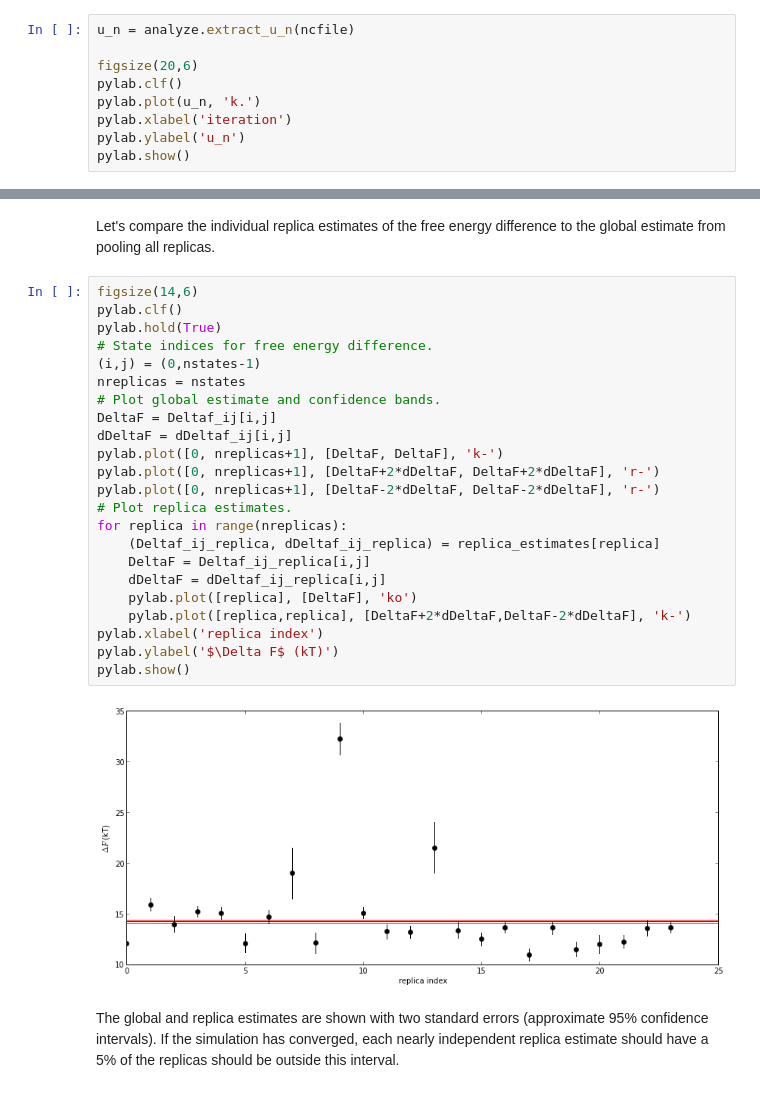
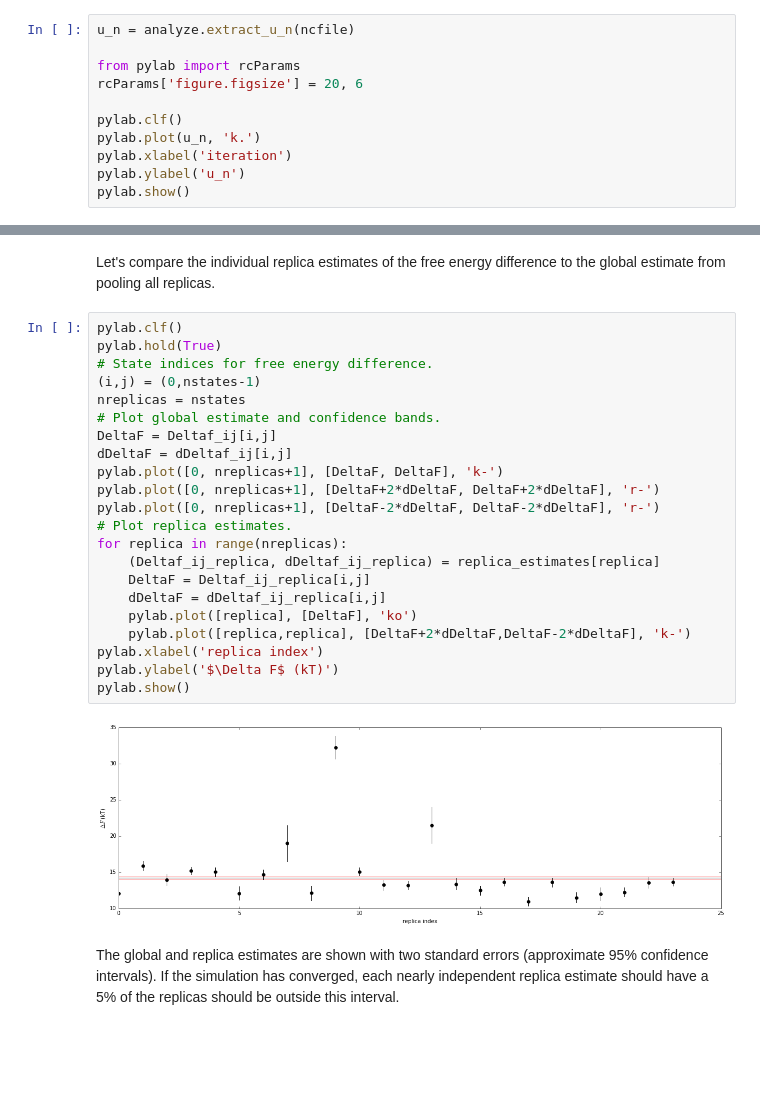
Before and after one commit to choderalab/simulation-health-reports, a Jupyter notebook: examples/yank/YANK analysis example.ipynb, the cells around one changed output, grey strips where cells are left out. Saved outputs shown, nothing was run; the diff lists cells and outputs as text; blank space fills up the shorter version.

```diff
--- a/examples/yank/YANK analysis example.ipynb
+++ b/examples/yank/YANK analysis example.ipynb
@@ -100,7 +102,9 @@ Let's look at the timeseries for this quantity:
 # %%
 u_n = analyze.extract_u_n(ncfile)
 
-figsize(20,6)
+from pylab import rcParams
+rcParams['figure.figsize'] = 20, 6
+
 pylab.clf()
 pylab.plot(u_n, 'k.')
 pylab.xlabel('iteration')
@@ -264,30 +266,29 @@ Free energy difference (estimated using replica    23):   13.622 +-    0.264 kT
 # %% [markdown]
 Let's compare the individual replica estimates of the free energy difference to the global estimate from pooling all replicas.
 # %%
-figsize(14,6)
 pylab.clf()
 pylab.hold(True)
 # State indices for free energy difference.
 (i,j) = (0,nstates-1)
 nreplicas = nstates
 # Plot global estimate and confidence bands.
 DeltaF = Deltaf_ij[i,j]
 dDeltaF = dDeltaf_ij[i,j]
 pylab.plot([0, nreplicas+1], [DeltaF, DeltaF], 'k-')
 pylab.plot([0, nreplicas+1], [DeltaF+2*dDeltaF, DeltaF+2*dDeltaF], 'r-')
 pylab.plot([0, nreplicas+1], [DeltaF-2*dDeltaF, DeltaF-2*dDeltaF], 'r-')
 # Plot replica estimates.
 for replica in range(nreplicas):
     (Deltaf_ij_replica, dDeltaf_ij_replica) = replica_estimates[replica]
     DeltaF = Deltaf_ij_replica[i,j]
     dDeltaF = dDeltaf_ij_replica[i,j]
     pylab.plot([replica], [DeltaF], 'ko')
     pylab.plot([replica,replica], [DeltaF+2*dDeltaF,DeltaF-2*dDeltaF], 'k-')
 pylab.xlabel('replica index')
 pylab.ylabel('$\Delta F$ (kT)')
 pylab.show()
 # %% [output]
-[figure, old version]
+[figure, new version]
 # %% [markdown]
 The global and replica estimates are shown with two standard errors (approximate 95% confidence intervals).  If the simulation has converged, each nearly independent replica estimate should have a 5% of the replicas should be outside this interval.
 # %% [markdown]
```
Also changed, not shown: parts of 15 cells of this notebook, 2 other files.
